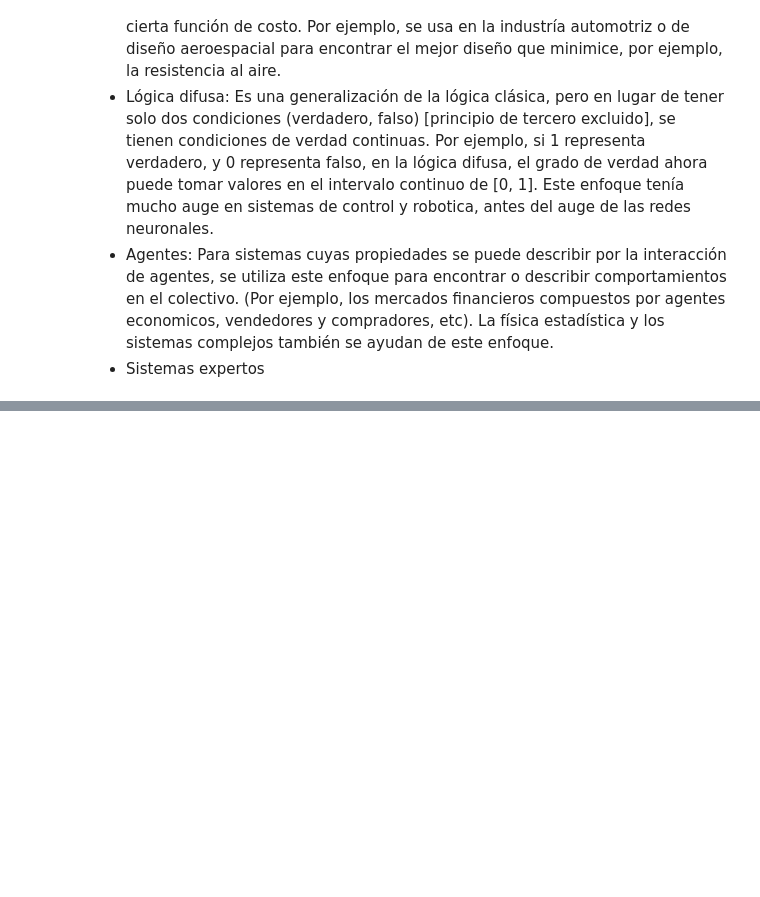
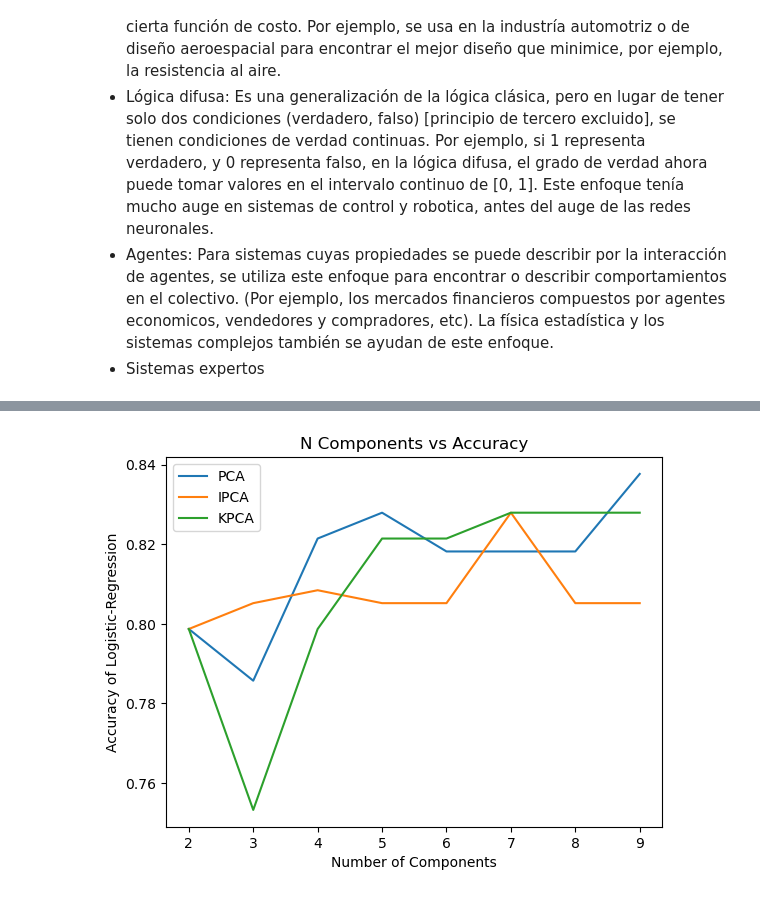
Before and after one commit to Shanic0120/Data-Scientist, a Jupyter notebook: 21. Sklearn Profesional.ipynb, the cells around one changed output, grey strips where cells are left out. Drawn from its saved outputs; the diff is of its cells as text; code cells hidden in the pictures; blank space fills up the shorter version.

```diff
--- a/21. Sklearn Profesional.ipynb
+++ b/21. Sklearn Profesional.ipynb
@@ -35,0 +171,55 @@ Dependiendo de la naturaleza de los datos y el objetivo del modelado, se elige e
+# %%
+# Configuracion de la regresión logística
+logistic = LogisticRegression(solver='lbfgs')
+
+pca_data = {'accuracy': [],
+            'n_components': []}
+ipca_data = {'accuracy': [],
+            'n_components': []}
+kpca_data = {'accuracy': [],
+            'n_components': []}
+# PCA
+for n in range(2, 10):
+    pca = PCA(n_components=n)
+    pca.fit(X_train)
+    df_train = pca.transform(X_train)
+    df_test = pca.transform(X_test)
+    logistic.fit(df_train, y_train)
+    acccuracy = logistic.score(df_test, y_test)
+
+    pca_data['accuracy'].append(acccuracy)
+    pca_data['n_components'].append(n)
+
+    # IPCA
+    ipca = IncrementalPCA(n_components=n, batch_size=10)
+    ipca.fit(X_train)
+    df_train = ipca.transform(X_train)
+    df_test = ipca.transform(X_test)
+    logistic.fit(df_train, y_train)
+    acccuracy = logistic.score(df_test, y_test)
+
+    ipca_data['accuracy'].append(acccuracy)
+    ipca_data['n_components'].append(n)
+
+    # KPCA
+    kpca = KernelPCA(n_components=n, kernel="poly")
+    kpca.fit(X_train)
+    df_train = kpca.transform(X_train)
+    df_test = kpca.transform(X_test)
+    logistic.fit(df_train, y_train)
+    acccuracy = logistic.score(df_test, y_test)
+
+    kpca_data['accuracy'].append(acccuracy)
+    kpca_data['n_components'].append(n)
+
+
+plt.plot(pca_data['n_components'], pca_data['accuracy'], label='PCA')
+plt.plot(ipca_data['n_components'], ipca_data['accuracy'], label='IPCA')
+plt.plot(kpca_data['n_components'], kpca_data['accuracy'], label='KPCA')
+plt.title('N Components vs Accuracy')
+plt.xlabel('Number of Components')
+plt.ylabel('Accuracy of Logistic-Regression')
+plt.legend()
+plt.show()
+# %% [output]
+[figure, added]
```
Also changed, not shown: parts of 83 cells of this notebook, 8 other files.
